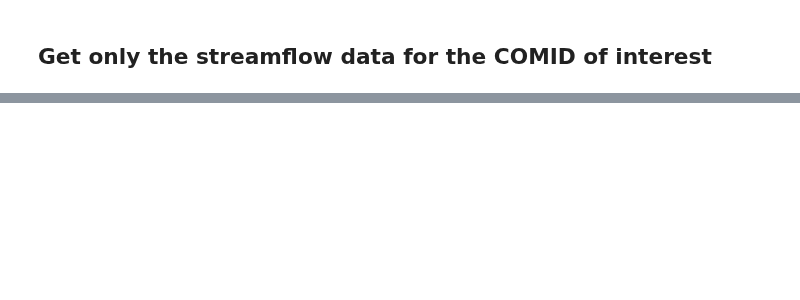
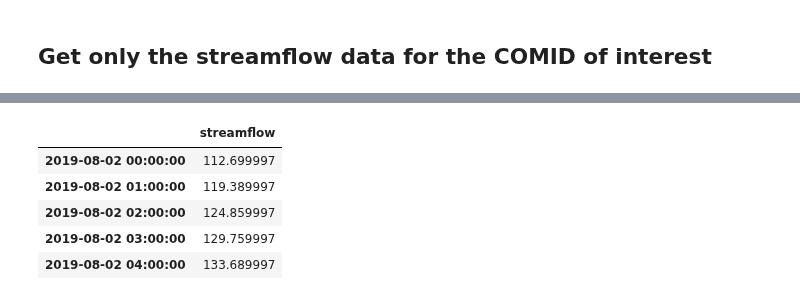
Before and after one commit to Dewberry/fcast, a Jupyter notebook: forecast/ShortRangeForecasts.ipynb, the cells around one changed output, grey strips where cells are left out. Drawn from its saved outputs; the diff is of its cells as text; code cells hidden in the pictures; blank space fills up the shorter version.

```diff
--- a/forecast/ShortRangeForecasts.ipynb
+++ b/forecast/ShortRangeForecasts.ipynb
@@ -161,0 +51,14 @@ plt.show()
+# %%
+output_da = mfdset.sel(feature_id=comid)['streamflow']
+times = output_da['time'].values
+arr = output_da.values
+d = {**{assim_time: assim_flow}, **dict(zip(times, arr))}
+df = pd.DataFrame([d]).T.rename(columns={0:'streamflow'})
+df.head()
+# %% [output]
+|  | streamflow |
+| 2019-08-02 00:00:00 | 112.699997 |
+| 2019-08-02 01:00:00 | 119.389997 |
+| 2019-08-02 02:00:00 | 124.859997 |
+| 2019-08-02 03:00:00 | 129.759997 |
+| 2019-08-02 04:00:00 | 133.689997 |
```
Also changed, not shown: parts of 27 cells of this notebook, 2 other files.
